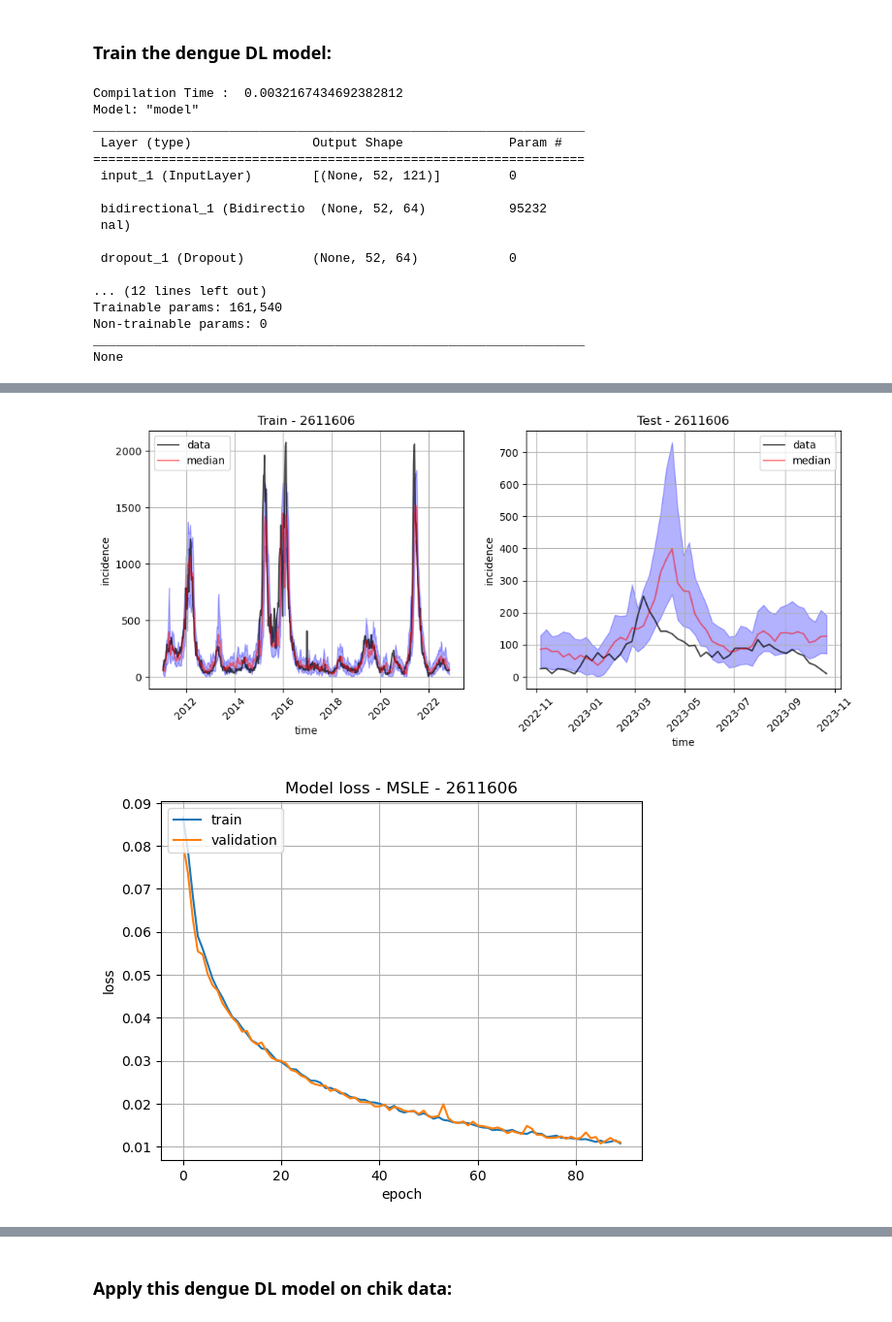
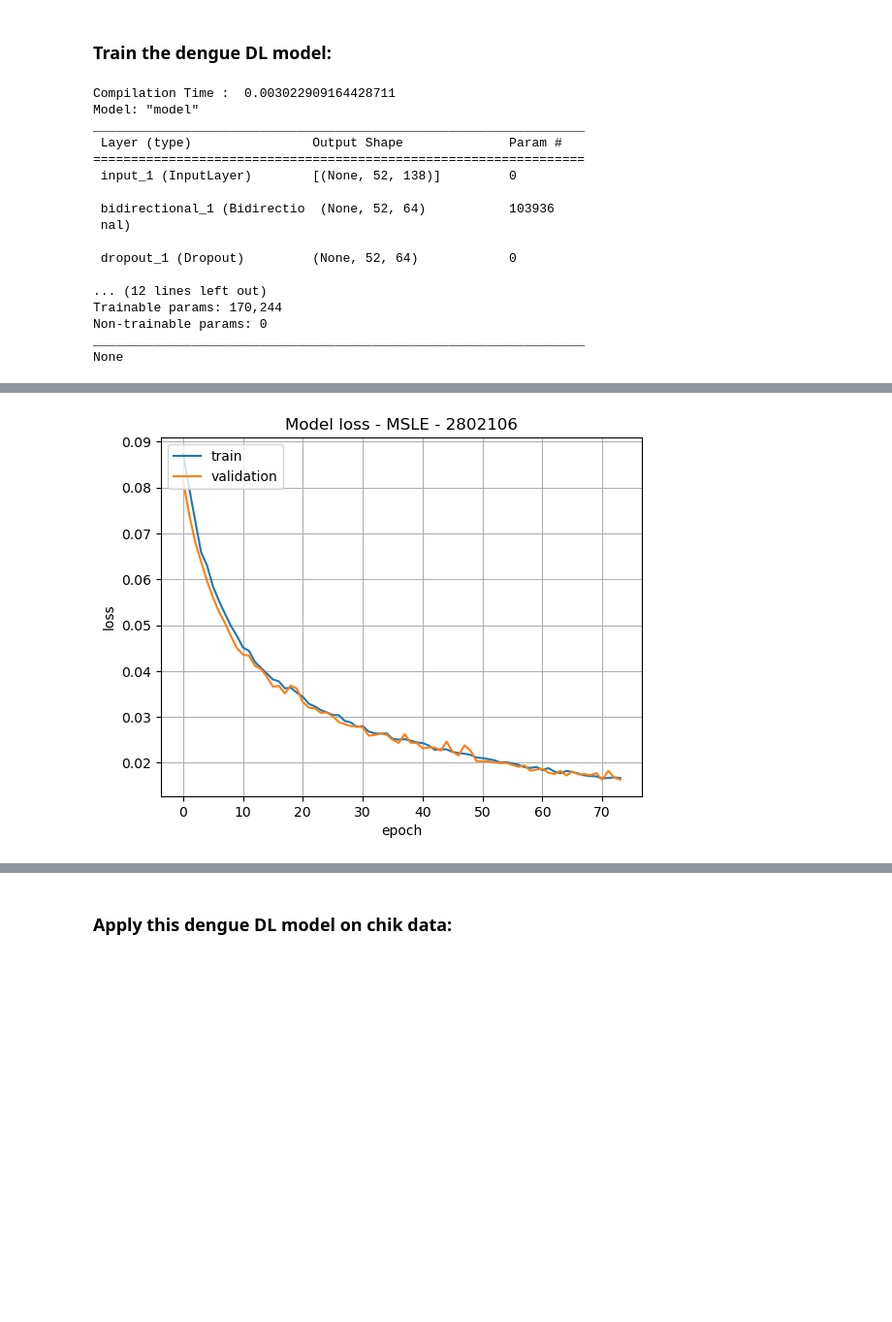
Before and after one commit to AlertaDengue/transfer-learning-forecast, a Jupyter notebook: notebooks/train_and_apply_models.ipynb, the cells around one changed output, grey strips where cells are left out. Shown at 97% size. Cells and saved outputs as stored; diff of their text form; code cells hidden in the pictures; blank space fills up the shorter version.

Commit message:
separate the lstm and pgbm in train and test

```diff
--- a/notebooks/train_and_apply_models.ipynb
+++ b/notebooks/train_and_apply_models.ipynb
@@ -13,0 +11,3 @@ Loading extension module split_decision...
+# %%
+df = pd.read_csv('selected_cities.csv', index_col = 'Unnamed: 0')
+df.head()
@@ -14,6 +21,8 @@ Loading extension module split_decision...
 # %%
-city = 2913606
-state = 'BA'
-INI_DATE = '2014-10-01'
-END_DATE_TRAIN = '2022-11-01'
+
+city = 2802106
+df = df.loc[df.geocode == city]
+state = df.state
+INI_DATE = df.start_train_chik.values[0]
+END_DATE_TRAIN = df.end_train_chik.values[0]
 END_DATE = '2023-11-01'
@@ -21,22 +36,22 @@ END_DATE = '2023-11-01'
 ### Train the dengue DL model:
 # %%
 %%time
-train_dengue_model(city,  end_date_train = END_DATE_TRAIN , end_date = END_DATE)
+train_dl_model(city,   doenca = 'dengue', end_date_train = END_DATE_TRAIN , end_date = END_DATE)
 # %% [output]
-Compilation Time :  0.0032167434692382812
+Compilation Time :  0.003022909164428711
 Model: "model"
 _________________________________________________________________
  Layer (type)                Output Shape              Param #
 =================================================================
- input_1 (InputLayer)        [(None, 52, 121)]         0
+ input_1 (InputLayer)        [(None, 52, 138)]         0
 
- bidirectional_1 (Bidirectio  (None, 52, 64)           95232
+ bidirectional_1 (Bidirectio  (None, 52, 64)           103936
  nal)
 
  dropout_1 (Dropout)         (None, 52, 64)            0
 
 ... (12 lines left out)
-Trainable params: 161,540
+Trainable params: 170,244
 Non-trainable params: 0
 _________________________________________________________________
 None
@@ -44,2 +59 @@ None
-[figure, old version]
+[figure, new version]
-[figure, removed]
```
Also changed, not shown: parts of 21 cells of this notebook, 8 other files.
